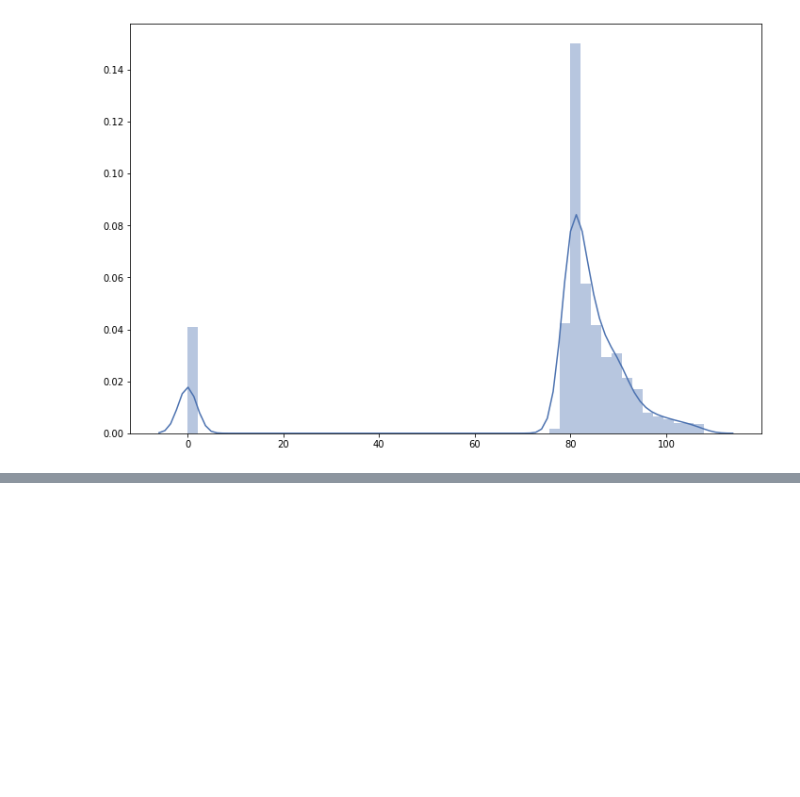
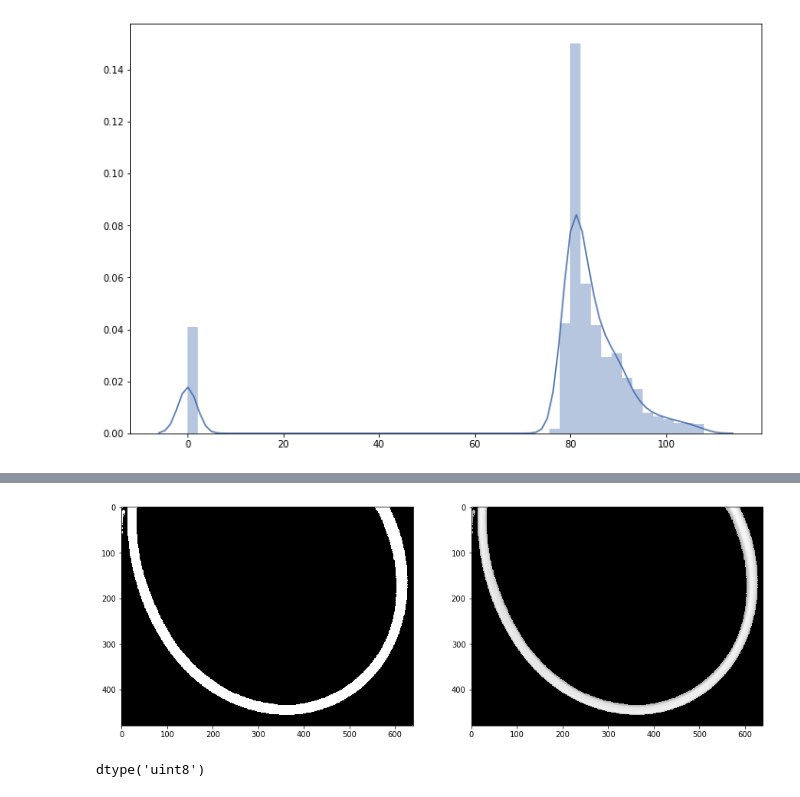
Before and after one commit to Pagutri/ProyectoAsignadoImagenes, a Jupyter notebook: Pregunta1.ipynb, the cells around one changed output, grey strips where cells are left out. Saved outputs shown, nothing was run; the diff lists cells and outputs as text; code cells hidden in the pictures; blank space fills up the shorter version.

```diff
--- a/Pregunta1.ipynb
+++ b/Pregunta1.ipynb
@@ -172,0 +261,8 @@ sns.distplot(reg_ref_segmentadas['altoflujo.png'].flatten())
+# %%
+utils.side_by_side(mangueras_segmentadas[llaves[0]], seg)
+# %% [output]
+[figure, added]
+# %%
+mangueras_segmentadas[llaves[0]].dtype
+# %% [output]
+dtype('uint8')
```
Also changed, not shown: parts of 16 cells of this notebook, 1 other file.
